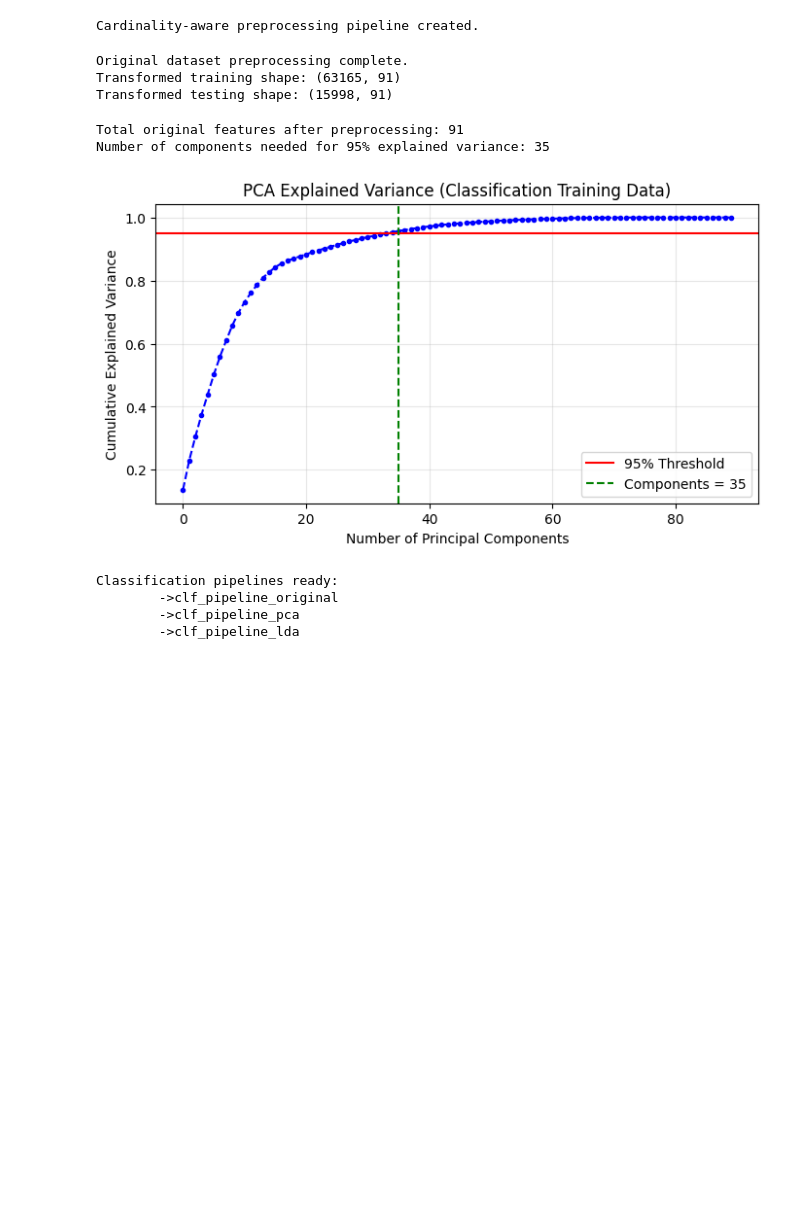
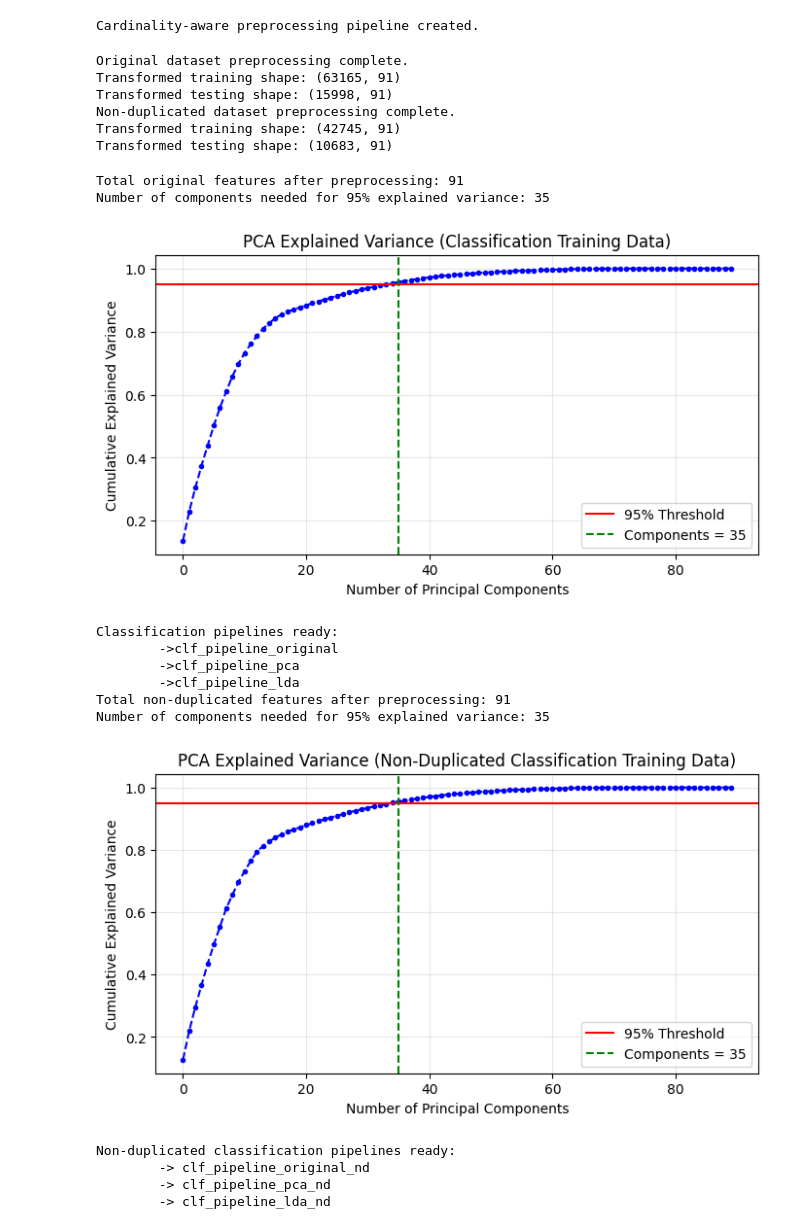
Before and after one commit to Hassan-El-Hakim/ML-Project, a Jupyter notebook: notebooks/02_data_preparation_for_classification.ipynb, the cells around one changed output. Saved outputs shown, nothing was run; the diff lists cells and outputs as text; code cells hidden in the pictures; blank space fills up the shorter version.

Commit message:
Built the models with the non-duplicate pipelines (cuz i forgot about them before)

```diff
--- a/notebooks/02_data_preparation_for_classification.ipynb
+++ b/notebooks/02_data_preparation_for_classification.ipynb
@@ -349,10 +349,27 @@ X_test_original_transformed = preprocessor.transform(
 print("Original dataset preprocessing complete.")
 print("Transformed training shape:", X_train_original_transformed.shape)
 print("Transformed testing shape:", X_test_original_transformed.shape)
+
+# Learn preprocessing rules from the non-duplicated training data
+X_train_non_duplicated_transformed = preprocessor.fit_transform(
+    X_train_non_duplicated
+)
+
+# Apply those same rules to the non-duplicated test data
+X_test_non_duplicated_transformed = preprocessor.transform(
+    X_test_non_duplicated
+)
+
+print("Non-duplicated dataset preprocessing complete.")
+print("Transformed training shape:", X_train_non_duplicated_transformed.shape)
+print("Transformed testing shape:", X_test_non_duplicated_transformed.shape)
 # %% [output]
 Original dataset preprocessing complete.
 Transformed training shape: (63165, 91)
 Transformed testing shape: (15998, 91)
+Non-duplicated dataset preprocessing complete.
+Transformed training shape: (42745, 91)
+Transformed testing shape: (10683, 91)
 # %%
 # Fit PCA on training data
 pca_full = PCA(random_state=233)
@@ -382,33 +399,88 @@ plt.show()
 clf_pipeline_original = Pipeline(steps=[
     ("preprocessor", preprocessor),
     ("classifier", LogisticRegression(random_state=233, max_iter=1000))
 ])
 
 clf_pipeline_pca = Pipeline(steps=[
     ("preprocessor", preprocessor),
     ("pca", PCA(n_components=n_components_95, random_state=233)),
     ("classifier", LogisticRegression(random_state=233, max_iter=1000))
 ])
 
 clf_pipeline_lda = Pipeline(steps=[
     ("preprocessor", preprocessor),
     ("dense_converter", FunctionTransformer(lambda x: x.toarray() if hasattr(x, "toarray") else x, accept_sparse=True)),
     ("lda", LinearDiscriminantAnalysis(n_components=1)),
     ("classifier", LogisticRegression(random_state=233, max_iter=1000))
 ])
 
 print("\nClassification pipelines ready:")
 print("\t->clf_pipeline_original")
 print("\t->clf_pipeline_pca")
 print("\t->clf_pipeline_lda")
+
+
+# Fit PCA on non-duplicated training data
+pca_full = PCA(random_state=233)
+pca_full.fit(X_train_non_duplicated_transformed)
+
+# Calculate cumulative explained variance
+cum_variance = np.cumsum(pca_full.explained_variance_ratio_)
+n_components_95 = np.argmax(cum_variance >= 0.95) + 1
+
+print(f"Total non-duplicated features after preprocessing: {X_train_non_duplicated_transformed.shape[1]}")
+print(f"Number of components needed for 95% explained variance: {n_components_95}")
+
+# Plot explained variance curve
+plt.figure(figsize=(8, 4))
+plt.plot(cum_variance, marker='.', linestyle='--', color='b')
+plt.axhline(y=0.95, color='r', linestyle='-', label='95% Threshold')
+plt.axvline(x=n_components_95, color='g', linestyle='--', label=f'Components = {n_components_95}')
+plt.xlabel('Number of Principal Components')
+plt.ylabel('Cumulative Explained Variance')
+plt.title('PCA Explained Variance (Non-Duplicated Classification Training Data)')
+plt.legend(loc='lower right')
+plt.grid(True, alpha=0.3)
+plt.show()
+
+# Define the Complete Pipelines (Original vs PCA vs LDA) for Non-Duplicated Data
+clf_pipeline_original_nd = Pipeline(steps=[
+    ("preprocessor", preprocessor),
+    ("classifier", LogisticRegression(random_state=233, max_iter=1000))
+])
+
+clf_pipeline_pca_nd = Pipeline(steps=[
+    ("preprocessor", preprocessor),
+    ("pca", PCA(n_components=n_components_95, random_state=233)),
+    ("classifier", LogisticRegression(random_state=233, max_iter=1000))
+])
+
+clf_pipeline_lda_nd = Pipeline(steps=[
+    ("preprocessor", preprocessor),
+    ("dense_converter", FunctionTransformer(lambda x: x.toarray() if hasattr(x, "toarray") else x, accept_sparse=True)),
+    ("lda", LinearDiscriminantAnalysis(n_components=1)),
+    ("classifier", LogisticRegression(random_state=233, max_iter=1000))
+])
+
+print("\nNon-duplicated classification pipelines ready:")
+print("\t-> clf_pipeline_original_nd")
+print("\t-> clf_pipeline_pca_nd")
+print("\t-> clf_pipeline_lda_nd")
 # %% [output]
 Total original features after preprocessing: 91
 Number of components needed for 95% explained variance: 35
 [figure]
 Classification pipelines ready:
         ->clf_pipeline_original
         ->clf_pipeline_pca
         ->clf_pipeline_lda
+Total non-duplicated features after preprocessing: 91
+Number of components needed for 95% explained variance: 35
+[figure, added]
+Non-duplicated classification pipelines ready:
+        -> clf_pipeline_original_nd
+        -> clf_pipeline_pca_nd
+        -> clf_pipeline_lda_nd
 # %%
 # Original Classification Pipeline
 clf_pipeline_original.fit(X_train_original, y_train_original)
```
Also changed, not shown: parts of 1 cell of this notebook, 2 other files.
